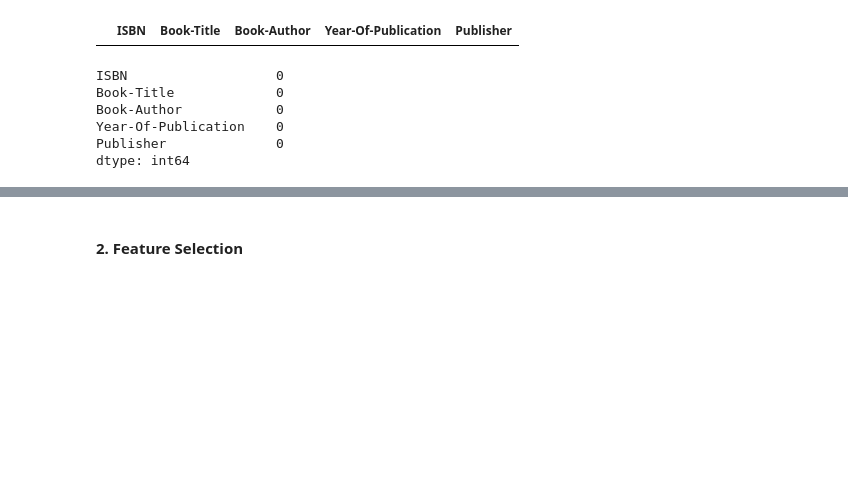
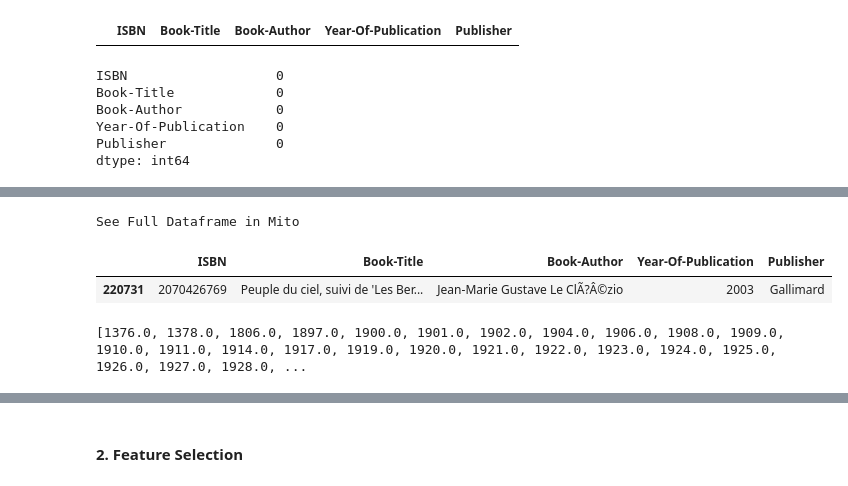
Before and after one commit to kaushikk1999/Book-Recommendation-System, a Jupyter notebook: Book Recommendation System 2.ipynb, the cells around one changed output, grey strips where cells are left out. Saved outputs shown, nothing was run; the diff lists cells and outputs as text; code cells hidden in the pictures; blank space fills up the shorter version.

```diff
--- a/Book Recommendation System 2.ipynb
+++ b/Book Recommendation System 2.ipynb
@@ -1330,0 +1393,20 @@ dtype: int64
+# %%
+#making required corrections as above, keeping other fields intact
+books.loc[books.ISBN == '2070426769','Year-Of-Publication'] = 2003
+books.loc[books.ISBN == '2070426769','Book-Author'] = "Jean-Marie Gustave Le ClÃ?Â©zio"
+books.loc[books.ISBN == '2070426769','Publisher'] = "Gallimard"
+books.loc[books.ISBN == '2070426769','Book-Title'] = "Peuple du ciel, suivi de 'Les Bergers"
+
+
+books.loc[books.ISBN == '2070426769',:]
+# %% [output]
+See Full Dataframe in Mito
+|  | ISBN | Book-Title | Book-Author | Year-Of-Publication | Publisher |
+| 220731 | 2070426769 | Peuple du ciel, suivi de 'Les Ber... | Jean-Marie Gustave Le ClÃ?Â©zio | 2003 | Gallimard |
+# %%
+books['Year-Of-Publication']=pd.to_numeric(books['Year-Of-Publication'], errors='coerce')
+
+print(sorted(books['Year-Of-Publication'].unique()))
+#Now it can be seen that yearOfPublication has all values as integers
+# %% [output]
+[1376.0, 1378.0, 1806.0, 1897.0, 1900.0, 1901.0, 1902.0, 1904.0, 1906.0, 1908.0, 1909.0, 1910.0, 1911.0, 1914.0, 1917.0, 1919.0, 1920.0, 1921.0, 1922.0, 1923.0, 1924.0, 1925.0, 1926.0, 1927.0, 1928.0, ...
```
Also changed, not shown: parts of 25 cells of this notebook.
